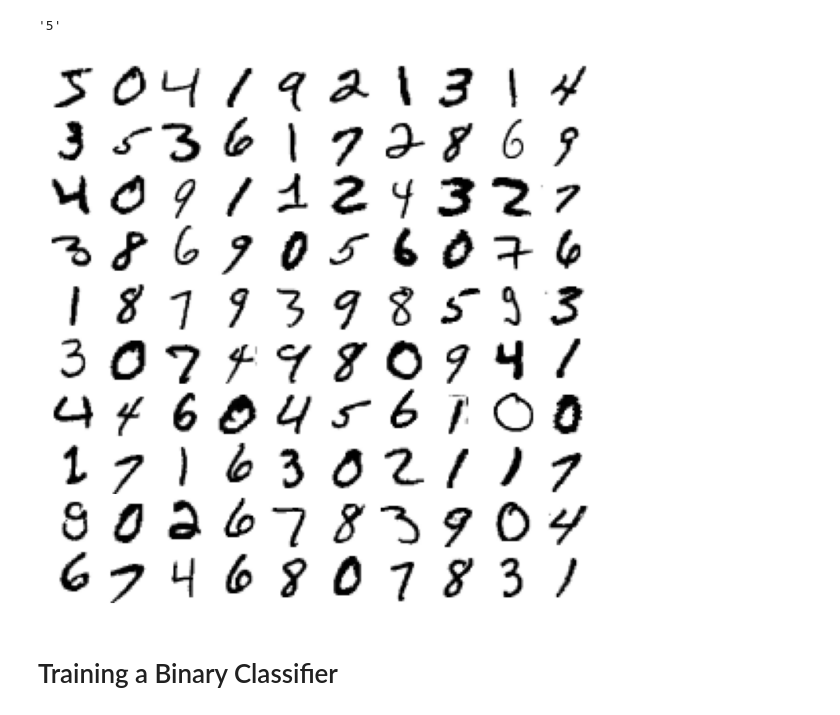
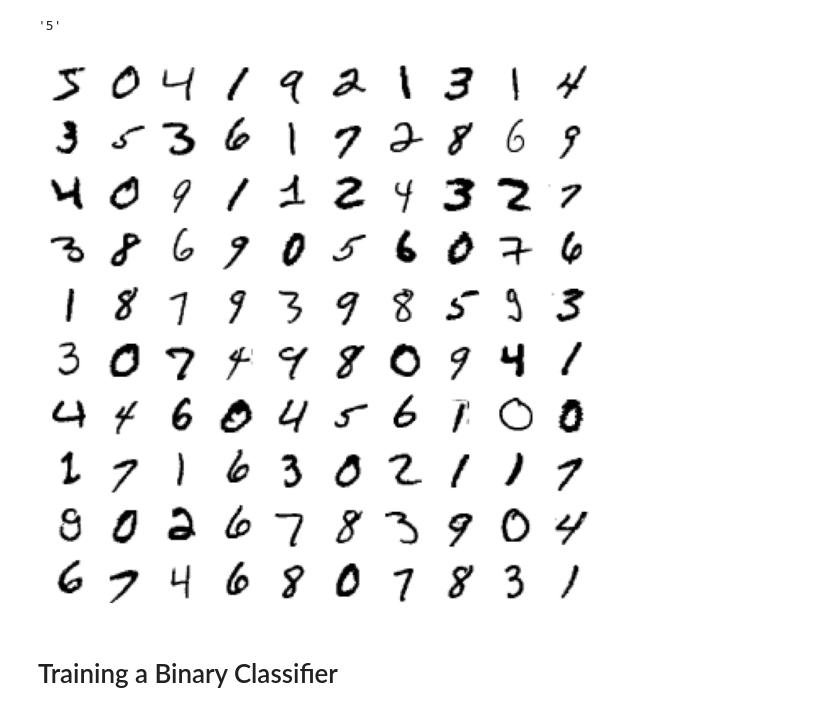
Before and after one commit to Taggu1/ml_studies, a Jupyter notebook: 03_classification.ipynb, the cells around one changed output. Drawn from its saved outputs; the diff is of its cells as text; code cells hidden in the pictures.

```diff
--- a/03_classification.ipynb
+++ b/03_classification.ipynb
@@ -111,14 +111,13 @@ y[0]
 # %%
 # extra code – this cell generates Figure 3–2
 plt.figure(figsize=(9, 9))
 for idx, image_data in enumerate(X[:100]):
     plt.subplot(10, 10, idx + 1)
     plot_digit(image_data)
-plt.subplots_adjust(wspace=0, hspace=0)
 
 plt.show()
 # %% [output]
-[figure, old version]
+[figure, new version]
 # %%
 X_train, X_test, y_train, y_test = X[:60000], X[60000:], y[:60000], y[60000:]
 # %% [markdown]
```
Also changed, not shown: parts of 2 cells of this notebook.
